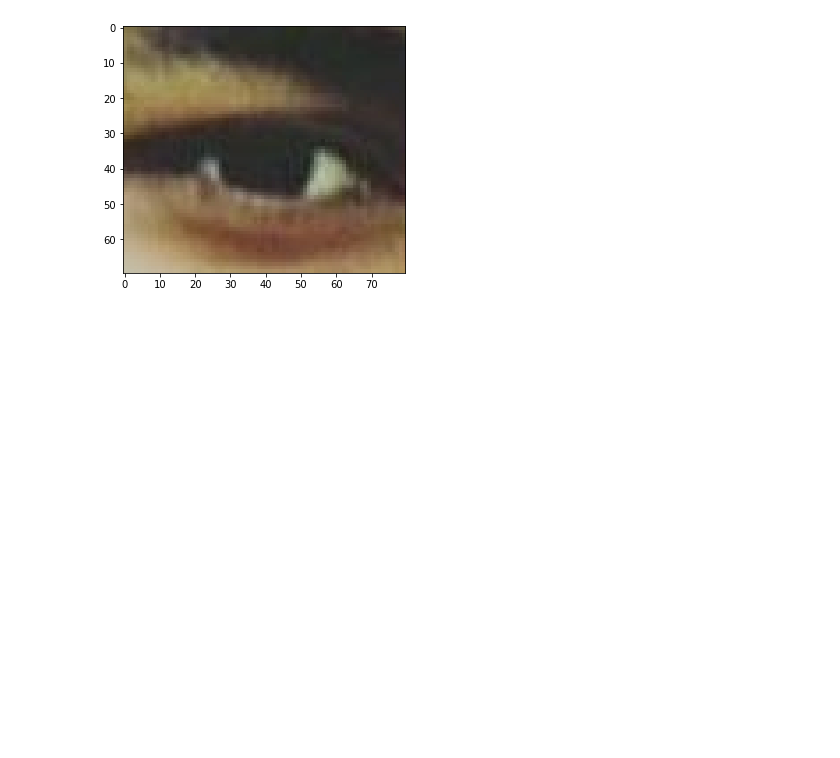
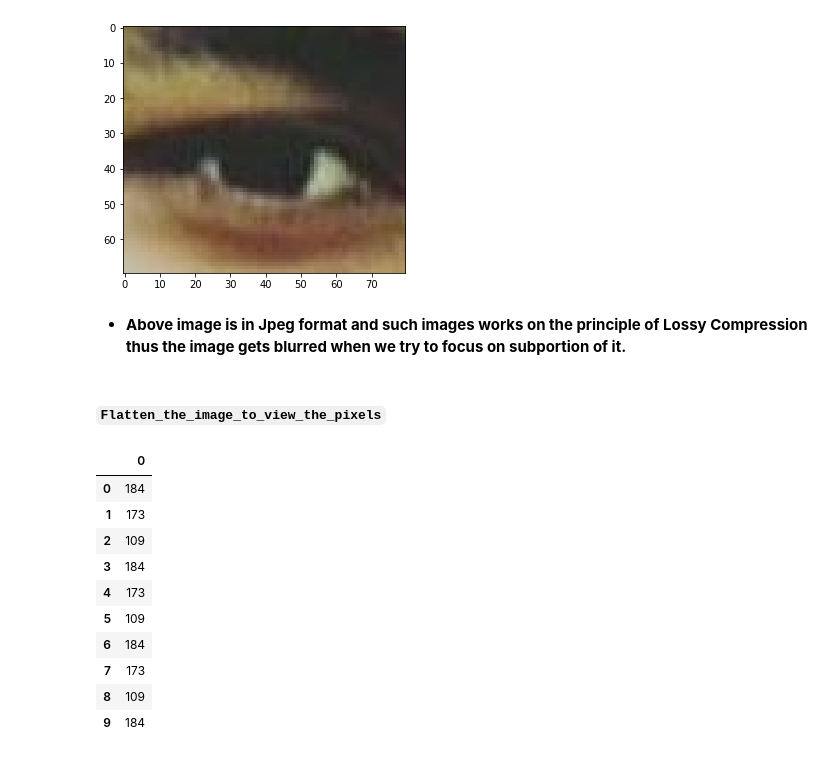
Before and after one commit to raj-shr-git/Image_processing, a Jupyter notebook: Image_Processing.ipynb, the cells around one changed output. Saved outputs shown, nothing was run; the diff lists cells and outputs as text; code cells hidden in the pictures; blank space fills up the shorter version.

```diff
--- a/Image_Processing.ipynb
+++ b/Image_Processing.ipynb
@@ -358,3 +377,9 @@ io.imshow(fav_dhoni_image_flt64[400:470,770:850,:])
 # %% [output]
 <matplotlib.image.AxesImage at 0x...>
 [figure]
+# %% [markdown]
+- **Above image is in Jpeg format and such images works on the principle of Lossy Compression thus the image gets blurred when we try to focus on subportion of it.**
+# %% [markdown]
+#### **``Flatten_the_image_to_view_the_pixels``**
+# %%
+fav_dhoni_image_flattened = pd.DataFrame(fav_dhoni_image.flatten())
@@ -360,0 +388,14 @@ io.imshow(fav_dhoni_image_flt64[400:470,770:850,:])
+# %%
+fav_dhoni_image_flattened.head(10)
+# %% [output]
+|  | 0 |
+| 0 | 184 |
+| 1 | 173 |
+| 2 | 109 |
+| 3 | 184 |
+| 4 | 173 |
+| 5 | 109 |
+| 6 | 184 |
+| 7 | 173 |
+| 8 | 109 |
+| 9 | 184 |
```
Also changed, not shown: parts of 16 cells of this notebook, 3 other files.
